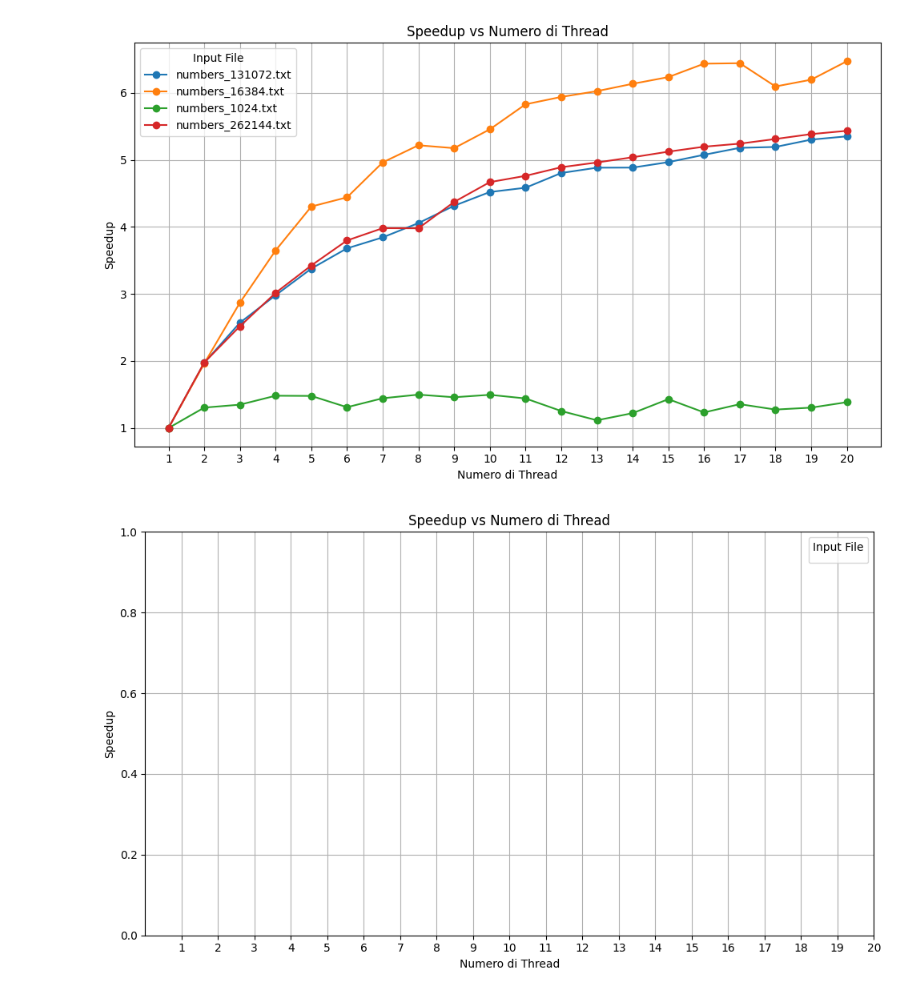
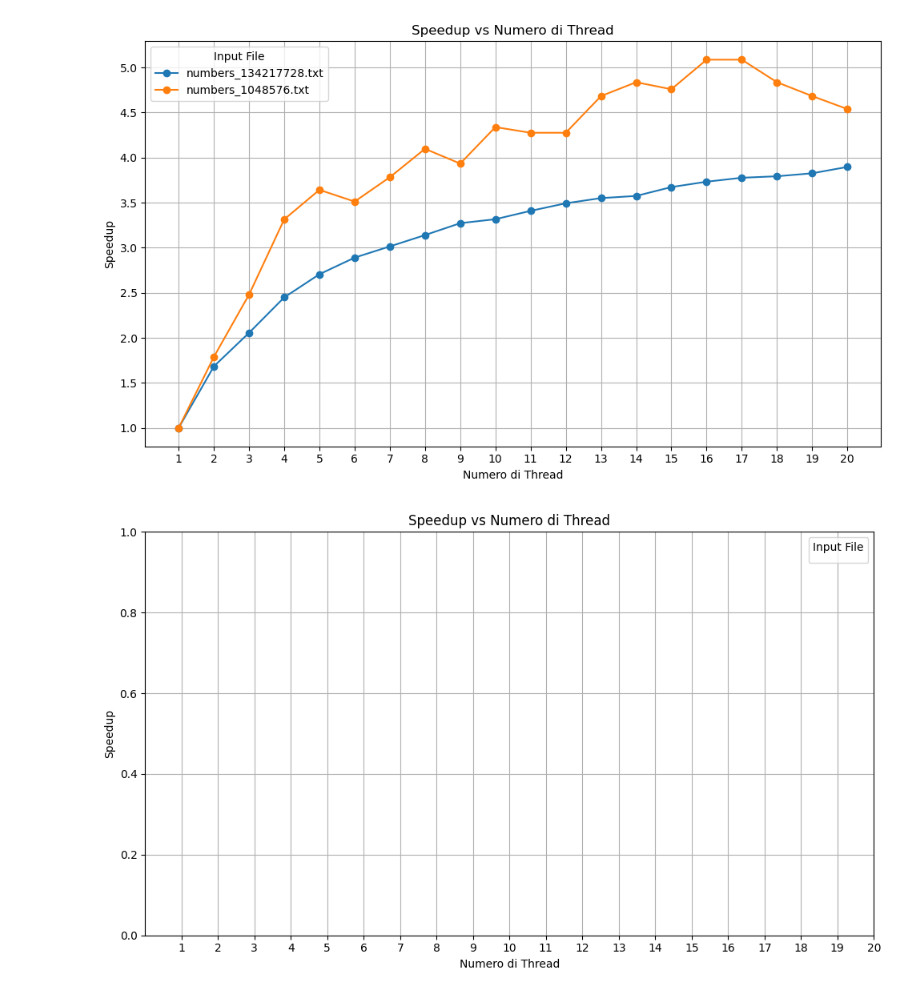
Before and after one commit to noemichem/CA_project, a Jupyter notebook: speedup_graph.ipynb, the cells around one changed output. Cells and saved outputs as stored; diff of their text form; code cells hidden in the pictures.

```diff
--- a/speedup_graph.ipynb
+++ b/speedup_graph.ipynb
@@ -6,46 +6,46 @@ import os
 # NO POLAR
 
 # === CONFIG ===
-csv_path = "medie.csv"
+csv_path = "durata_fft.csv"
 output_plot = "speedup_plot.png"
 output_csv = "speedup.csv"
 
 # === LEGGI CSV ===
 df = pd.read_csv(csv_path)
-df = df[df["Eseguibile"] == "OMP_DFT_NOpolar.exe"]
+df = df[df["Eseguibile"] == "OMP_FFT.exe"]
 
 # Calcola lo speedup rispetto alla versione con 1 thread per ogni file
 speedup_list = []
-for file_input in df['File di Input'].unique():
-    subset = df[df['File di Input'] == file_input].copy()
-    t1 = subset[subset['Numero Thread'] == 1]['Media Tempo di Esecuzione (ms)'].values[0]
-    subset['Speedup'] = t1 / subset['Media Tempo di Esecuzione (ms)']
+for file_input in df['File di input'].unique():
+    subset = df[df['File di input'] == file_input].copy()
+    t1 = subset[subset['Threads'] == 1]["Durata FFT (ms)"].values[0]
+    subset['Speedup'] = t1 / subset["Durata FFT (ms)"]
     speedup_list.append(subset)
 
 # Unisci tutti i risultati
 speedup_df = pd.concat(speedup_list)
 
 # Salva anche su CSV (opzionale)
 speedup_df.to_csv(output_csv, index=False)
 
 # === PLOT ===
 plt.figure(figsize=(10, 6))
-for file_input in speedup_df['File di Input'].unique():
+for file_input in speedup_df['File di input'].unique():
     label = os.path.basename(file_input)  # es. numbers_1000.txt
-    subset = speedup_df[speedup_df['File di Input'] == file_input]
-    plt.plot(subset['Numero Thread'], subset['Speedup'], marker='o', label=label)
+    subset = speedup_df[speedup_df['File di input'] == file_input]
+    plt.plot(subset['Threads'], subset['Speedup'], marker='o', label=label)
 
 plt.title("Speedup vs Numero di Thread")
 plt.xlabel("Numero di Thread")
 plt.ylabel("Speedup")
 plt.legend(title="Input File")
 plt.grid(True)
-plt.xticks(sorted(speedup_df['Numero Thread'].unique()))
+plt.xticks(sorted(speedup_df['Threads'].unique()))
 plt.tight_layout()
 plt.savefig(output_plot)
 plt.show()
 # %% [output]
-[figure, old version]
+[figure, new version]
 # %%
 # POLAR
 
```
Also changed, not shown: 7 other files.
